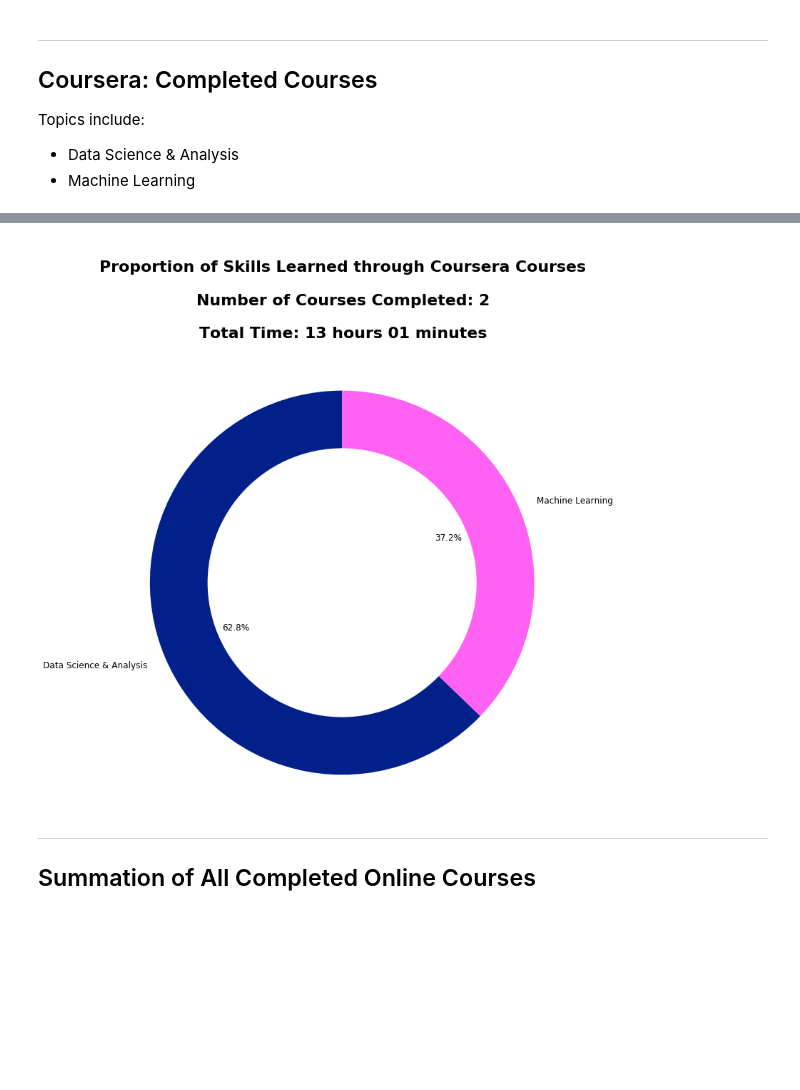
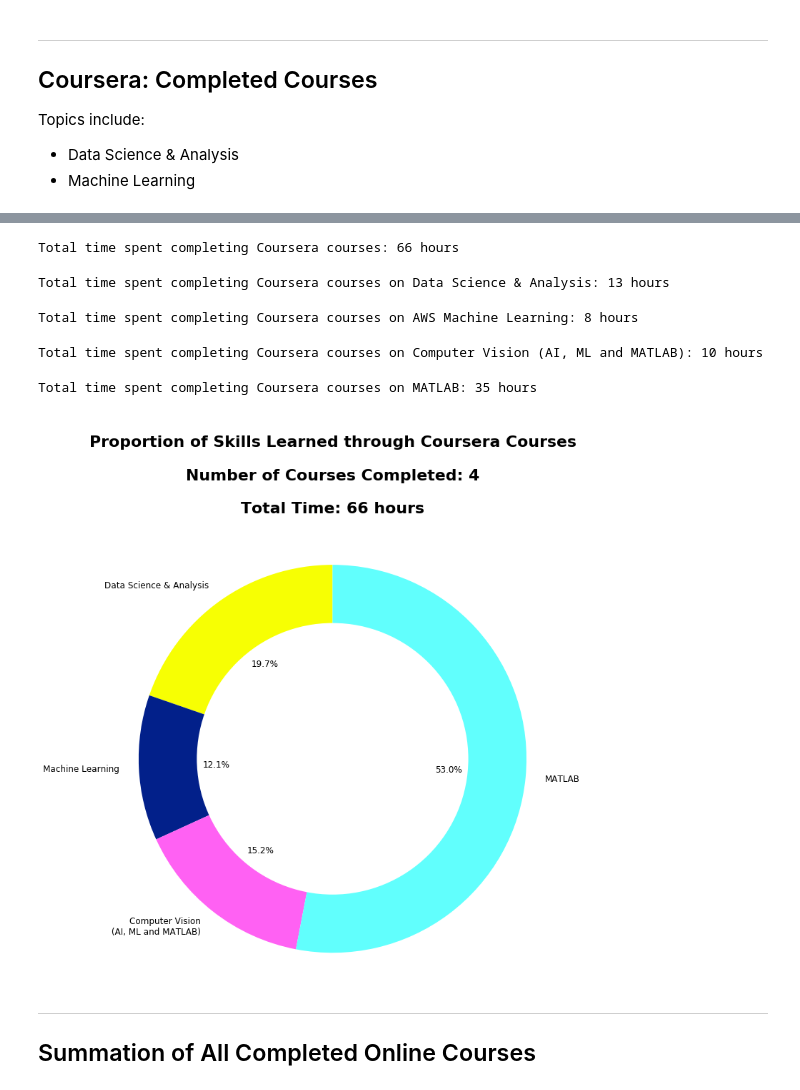
Before and after one commit to abbielms/Online_Courses, a Jupyter notebook: OnlineCourses.ipynb, the cells around one changed output, grey strips where cells are left out. Drawn from its saved outputs; the diff is of its cells as text; code cells hidden in the pictures; blank space fills up the shorter version.

Commit message:
Update Coursera hours and graphs

```diff
--- a/OnlineCourses.ipynb
+++ b/OnlineCourses.ipynb
@@ -399,27 +330,51 @@ Total time spent completing Coursera courses on AWS Machine Learning in hours an
+# %%
+c_total_hours = np.nansum(coursera_data['c_total_hours'])
+print(f'Total time spent completing Coursera courses: {c_total_hours} hours')
+# %% [output]
+Total time spent completing Coursera courses: 66 hours
+# %%
+c_ds_hours = np.nansum(coursera_data['c_dsMathSkills_hours'])
+print(f'Total time spent completing Coursera courses on Data Science & Analysis: {c_ds_hours} hours')
+# %% [output]
+Total time spent completing Coursera courses on Data Science & Analysis: 13 hours
+# %%
+c_awsml_hours = np.nansum(coursera_data['c_AWSml_hours'])
+print(f'Total time spent completing Coursera courses on AWS Machine Learning: {c_awsml_hours} hours')
+# %% [output]
+Total time spent completing Coursera courses on AWS Machine Learning: 8 hours
+# %%
+c_cv_hours = np.nansum(coursera_data['c_CV_hours'])
+print(f'Total time spent completing Coursera courses on Computer Vision (AI, ML and MATLAB): {c_cv_hours} hours')
+# %% [output]
+Total time spent completing Coursera courses on Computer Vision (AI, ML and MATLAB): 10 hours
+# %%
+c_matlab_hours = np.nansum(coursera_data['c_matlab_hours'])
+print(f'Total time spent completing Coursera courses on MATLAB: {c_matlab_hours} hours')
+# %% [output]
+Total time spent completing Coursera courses on MATLAB: 35 hours
 # %%
 %matplotlib inline
 
-labels = 'Data Science & Analysis', 'Machine Learning'
-sizes = [c_ds_time, c_awsml_time]
+labels = 'Data Science & Analysis', 'Machine Learning', 'Computer Vision\n (AI, ML and MATLAB)', 'MATLAB'
+sizes = [c_ds_hours, c_awsml_hours, c_cv_hours, c_matlab_hours]
 
-colors = ['#02208a', '#ff61f3']
+colors = ['#f7ff03', '#02208a', '#ff61f3', '#61fffd']
 
 fig1, ax1 = plt.subplots()
 
 ax1.pie(sizes, colors = colors, labels=labels, autopct='%1.1f%%', startangle=90, textprops={'fontsize': 12, 'fontweight': 500})
 
 centre_circle = plt.Circle((0,0),0.7,fc='white')
 fig = plt.gcf()
 fig.set_size_inches(11,11)
 fig.gca().add_artist(centre_circle)
 
 ax1.axis('equal')
-total_c_time = f'{str(c_ds_hours_min_time)[:-3]} hours {str(c_ds_hours_min_time)[3:]} minutes'
-ax1.set_title(f'\nProportion of Skills Learned through Coursera Courses\n\nNumber of Courses Completed: {(coursera_data.shape[1] - 2) // 2}\n\nTotal Time: {total_c_time}\n\n', fontsize=22, fontweight='bold')
+ax1.set_title(f'\nProportion of Skills Learned through Coursera Courses\n\nNumber of Courses Completed: {(coursera_data.shape[1] - 1)}\n\nTotal Time: {c_total_hours} hours\n\n', fontsize=22, fontweight='bold')
 plt.tight_layout()
 plt.show()
 # %% [output]
-[figure, old version]
+[figure, new version]
 # %% [markdown]
 ---------------------------------------------------------------------------------------------------------------------------
 ## Summation of All Completed Online Courses
```
Also changed, not shown: parts of 5 cells of this notebook, 2 other files.
